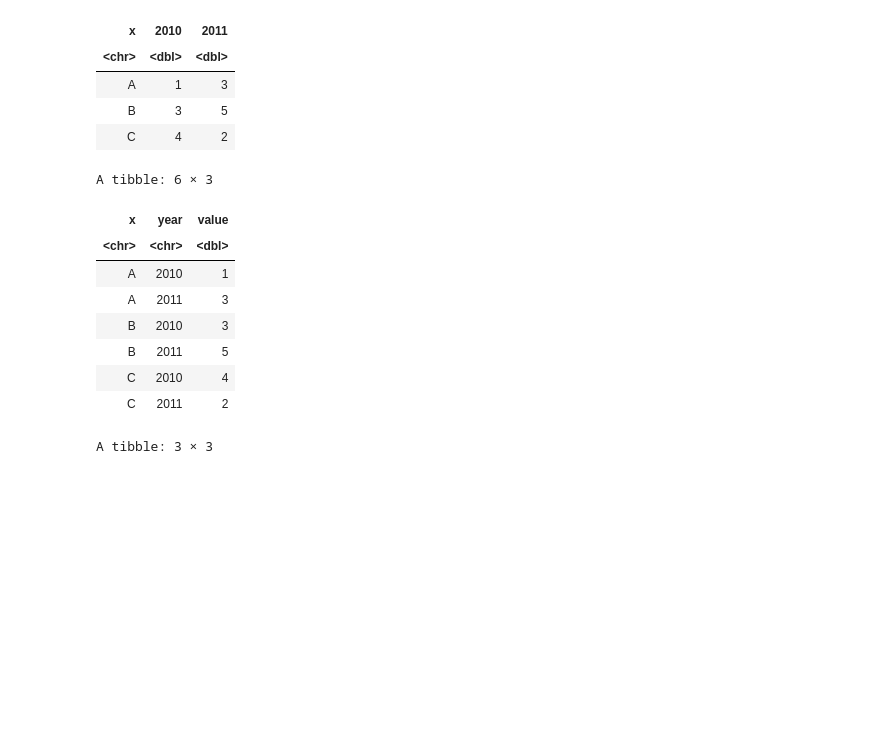
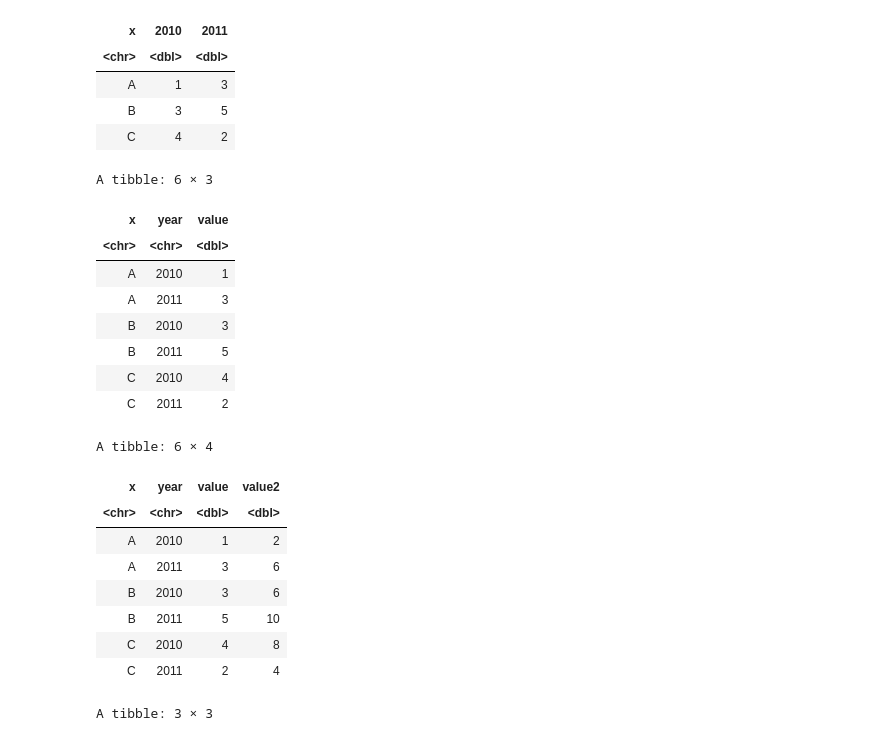
Before and after one commit to peiwang27/R, a Jupyter notebook: R语言数据可视化.ipynb, the cells around one changed output. Cells and saved outputs as stored; diff of their text form; code cells hidden in the pictures; blank space fills up the shorter version.

```diff
--- a/R语言数据可视化.ipynb
+++ b/R语言数据可视化.ipynb
@@ -323,16 +306,28 @@ A data.frame: 3 × 3
 # %%
 df_longer=pivot_longer(df, cols=c('2010', '2011'), names_to = 'year', values_to = 'value')
 df_longer
+
+df_longer2 <- df_longer %>% mutate(value2=value*2)
+df_longer2
 # %% [output]
 A tibble: 6 × 3
 | x | year | value |
 | <chr> | <chr> | <dbl> |
 | A | 2010 | 1 |
 | A | 2011 | 3 |
 | B | 2010 | 3 |
 | B | 2011 | 5 |
 | C | 2010 | 4 |
 | C | 2011 | 2 |
+A tibble: 6 × 4
+| x | year | value | value2 |
+| <chr> | <chr> | <dbl> | <dbl> |
+| A | 2010 | 1 | 2 |
+| A | 2011 | 3 | 6 |
+| B | 2010 | 3 | 6 |
+| B | 2011 | 5 | 10 |
+| C | 2010 | 4 | 8 |
+| C | 2011 | 2 | 4 |
 # %%
 df_wider=pivot_wider(df_melt, id_cols = 'x', names_from = 'year', values_from = 'value')
 df_wider
```
Also changed, not shown: parts of 4 cells of this notebook.
